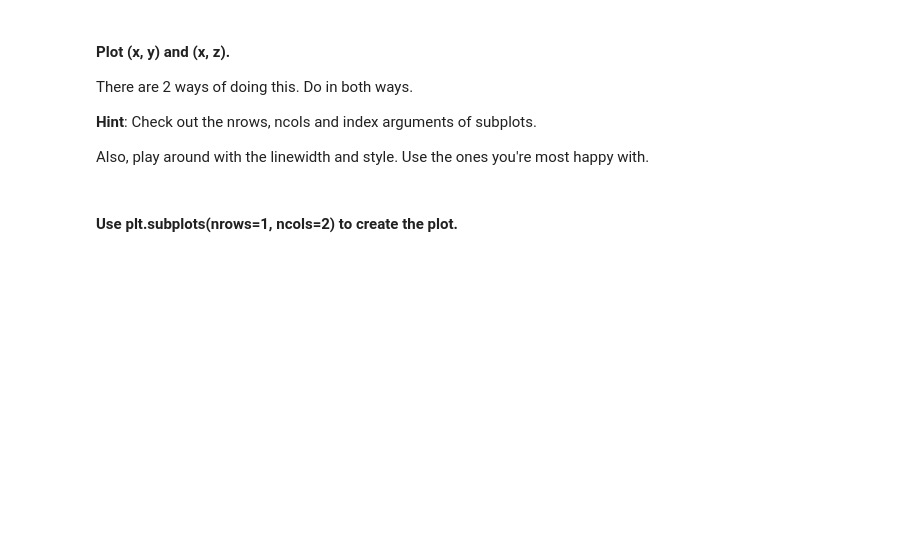
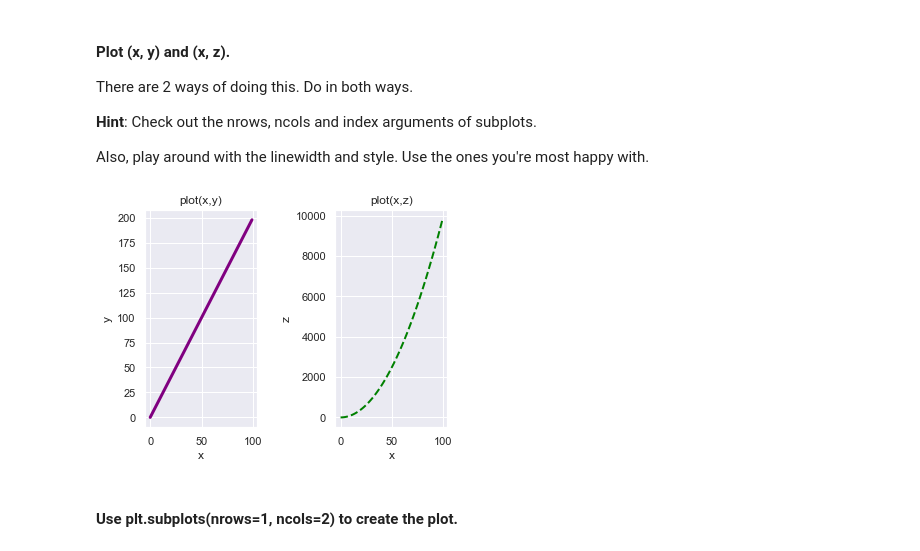
Before and after one commit to ta-datapt-bcn/lab-matplotlib-seaborn, a Jupyter notebook: your-code/main.ipynb, the cells around one changed output. Saved outputs shown, nothing was run; the diff lists cells and outputs as text; code cells hidden in the pictures; blank space fills up the shorter version.

```diff
--- a/your-code/main.ipynb
+++ b/your-code/main.ipynb
@@ -11,3 +8,14 @@ import numpy as np
+# %%
+# Libraries
+import pandas as pd
+import numpy as np
+import math
+import matplotlib as mpl
+import matplotlib.pyplot as plt
+import seaborn as sns
+
+%matplotlib inline
+sns.set()
 # %% [markdown]
 ## Challenge 1
 
@@ -28,2 +62,21 @@ Also, play around with the linewidth and style. Use the ones you're most happy w
+# %%
+# Method 1
+plt.subplots_adjust(left=0.2, bottom=None, right=None, top=None, wspace=0.7, hspace=0.1)
+
+plt.subplot(1,2,1)
+plt.plot(x, y, label='x-y',color='purple', linestyle='-', linewidth=3)
+plt.title("plot(x,y)")
+plt.xlabel('x')
+plt.ylabel('y')
+
+plt.subplot(1,2,2)
+plt.plot(x, z, label='x-z',color='green', ls='dashed', lw=2)
+plt.xlabel('x')
+plt.ylabel('z')
+
+plt.title("plot(x,z)")
+plt.show()
+# %% [output]
+[figure, added]
 # %% [markdown]
 #### Use plt.subplots(nrows=1, ncols=2) to create the plot.
```
Also changed, not shown: parts of 62 cells of this notebook, 7 other files.
